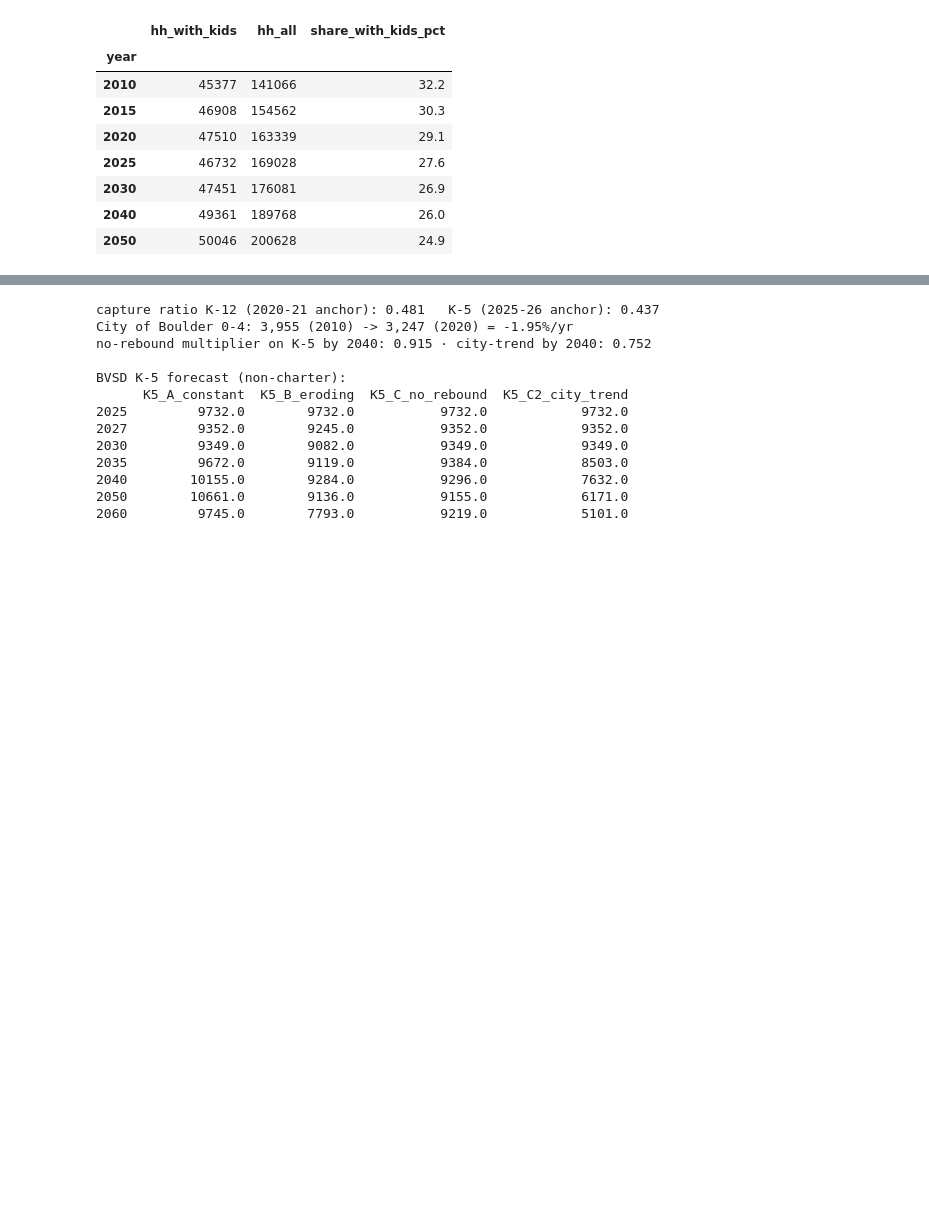
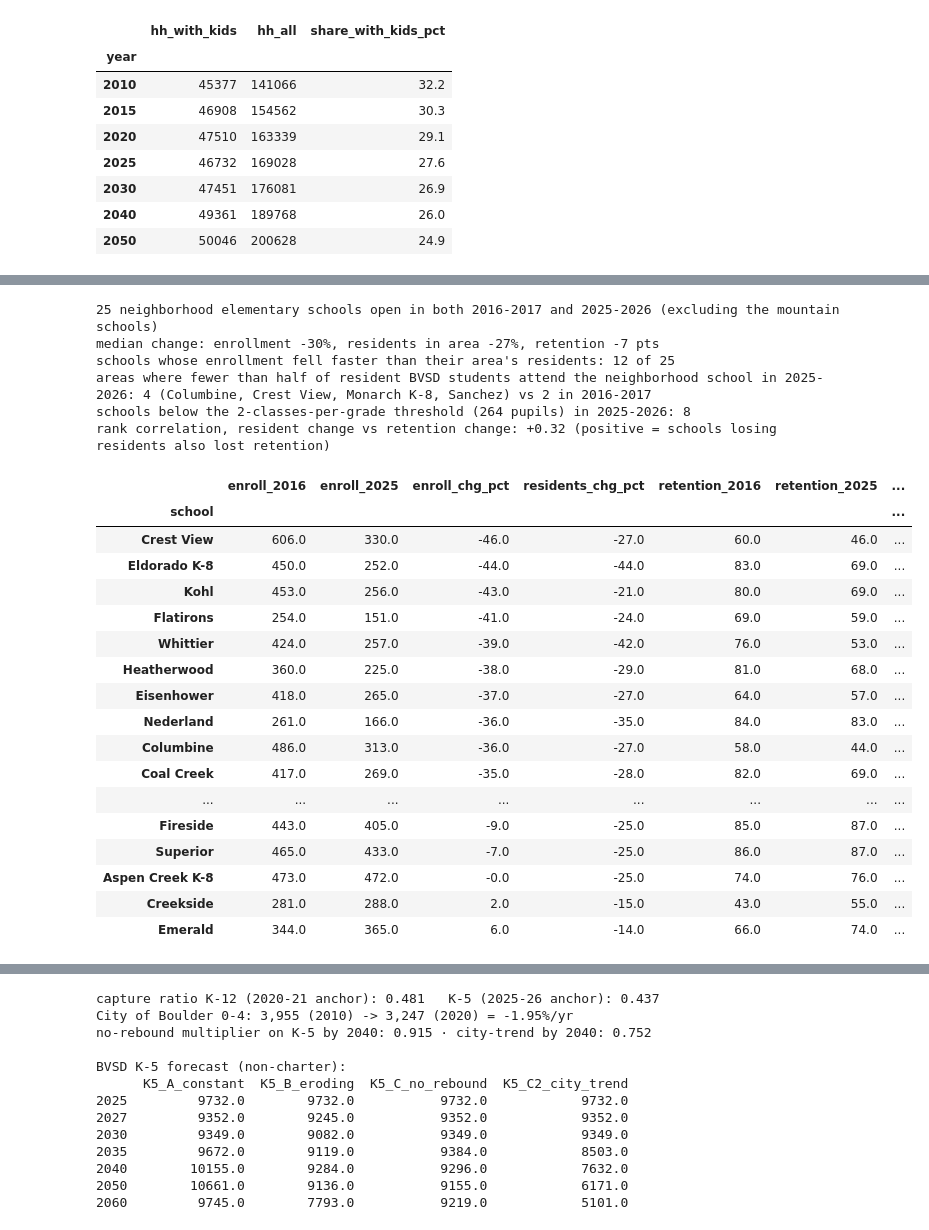
Before and after one commit to brianckeegan/charting-boulder, a Jupyter notebook: 2026-09-bvsd/enrollment-forecast.ipynb, the cells around one changed output, grey strips where cells are left out. Saved outputs shown, nothing was run; the diff lists cells and outputs as text; code cells hidden in the pictures; blank space fills up the shorter version.

```diff
--- a/2026-09-bvsd/enrollment-forecast.ipynb
+++ b/2026-09-bvsd/enrollment-forecast.ipynb
@@ -195,0 +279,15 @@ share of households with a child: 32.2% (2010) -> 27.6% (2025) -> 24.9% (2050)
+# %%
+ae = oe_area[oe_area.level == "elementary"]
+res = ae.groupby("school_year").agg(residents=("living_in_area_total", "sum"), oe_out=("oe_out_of_area", "sum"),
+                                    placed_out=("placed_out", "sum"))
+res["neighborhood"] = dist.loc["elementary", "attending_neighborhood"]
+res["retention_pct"] = res.neighborhood / res.residents * 100
+res["oe_out_rate_pct"] = res.oe_out / res.residents * 100
+r0, r1 = res.loc[Y0], res.loc[Y1]
+resident_effect = (r1.residents - r0.residents) * r0.retention_pct / 100
+retention_effect = r1.residents * (r1.retention_pct - r0.retention_pct) / 100
+total = r1.neighborhood - r0.neighborhood
+print(f"elementary residents (BVSD students by home area): {r0.residents:,.0f} -> {r1.residents:,.0f} ({r1.residents / r0.residents - 1:+.0%})")
+print(f"share of residents attending their neighborhood school: {r0.retention_pct:.0f}% -> {r1.retention_pct:.0f}%; open-enrolling out: {r0.oe_out_rate_pct:.0f}% -> {r1.oe_out_rate_pct:.0f}%")
+print(f"neighborhood attendance {total:+,.0f}: fewer residents {resident_effect:+,.0f} ({resident_effect / total:.0%}), lower retention {retention_effect:+,.0f} ({retention_effect / total:.0%})")
+res.round(1)
@@ -195,0 +317,55 @@ share of households with a child: 32.2% (2010) -> 27.6% (2025) -> 24.9% (2050)
+# %%
+sch = oe_school[(oe_school.level == "elementary") & oe_school.attending_neighborhood.notna()]
+ar = ae.set_index(["area", "school_year"])
+rows = []
+for name, g in sch.groupby("school"):
+    g = g.set_index("school_year")
+    if Y0 not in g.index or Y1 not in g.index or (name, Y0) not in ar.index: continue
+    a0, a1 = ar.loc[(name, Y0)], ar.loc[(name, Y1)]
+    rows.append(dict(school=name, enroll_2016=g.loc[Y0, "enrollment_total"], enroll_2025=g.loc[Y1, "enrollment_total"],
+                     residents_2016=a0.living_in_area_total, residents_2025=a1.living_in_area_total,
+                     retention_2016=a0.pct_enrolled_in_neighborhood * 100, retention_2025=a1.pct_enrolled_in_neighborhood * 100,
+                     oe_in_2016=g.loc[Y0, ["oe_from_within_district", "oe_from_outside_district"]].sum(),
+                     oe_in_2025=g.loc[Y1, ["oe_from_within_district", "oe_from_outside_district"]].sum()))
+sch10 = pd.DataFrame(rows).set_index("school")
+sch10 = sch10[sch10.residents_2016 >= 50]                       # drop the mountain schools (a dozen pupils)
+sch10["enroll_chg_pct"] = (sch10.enroll_2025 / sch10.enroll_2016 - 1) * 100
+sch10["residents_chg_pct"] = (sch10.residents_2025 / sch10.residents_2016 - 1) * 100
+sch10["retention_chg_pts"] = sch10.retention_2025 - sch10.retention_2016
+sch10["oe_in_share_2025"] = sch10.oe_in_2025 / sch10.enroll_2025 * 100
+below_half = sch10[sch10.retention_2025 < 50].index.tolist()
+under_264 = int((sch10.enroll_2025 < CLASS_SIZE * 2 * GRADES_K5).sum())
+print(f"{len(sch10)} neighborhood elementary schools open in both {Y0} and {Y1} (excluding the mountain schools)")
+print(f"median change: enrollment {sch10.enroll_chg_pct.median():+.0f}%, residents in area {sch10.residents_chg_pct.median():+.0f}%, retention {sch10.retention_chg_pts.median():+.0f} pts")
+print(f"schools whose enrollment fell faster than their area's residents: {(sch10.enroll_chg_pct < sch10.residents_chg_pct).sum()} of {len(sch10)}")
+print(f"areas where fewer than half of resident BVSD students attend the neighborhood school in {Y1}: {len(below_half)} ({', '.join(below_half)}) vs "
+      f"{int((sch10.retention_2016 < 50).sum())} in {Y0}")
+print(f"schools below the 2-classes-per-grade threshold ({CLASS_SIZE * 2 * GRADES_K5} pupils) in {Y1}: {under_264}")
+rho = sch10[["residents_chg_pct", "retention_chg_pts"]].corr(method="spearman").iloc[0, 1]
+print(f"rank correlation, resident change vs retention change: {rho:+.2f} (positive = schools losing residents also lost retention)")
+sch10.sort_values("enroll_chg_pct")[["enroll_2016", "enroll_2025", "enroll_chg_pct", "residents_chg_pct", "retention_2016", "retention_2025", "oe_in_share_2025"]].round(0)
+# %% [output]
+25 neighborhood elementary schools open in both 2016-2017 and 2025-2026 (excluding the mountain schools)
+median change: enrollment -30%, residents in area -27%, retention -7 pts
+schools whose enrollment fell faster than their area's residents: 12 of 25
+areas where fewer than half of resident BVSD students attend the neighborhood school in 2025-2026: 4 (Columbine, Crest View, Monarch K-8, Sanchez) vs 2 in 2016-2017
+schools below the 2-classes-per-grade threshold (264 pupils) in 2025-2026: 8
+rank correlation, resident change vs retention change: +0.32 (positive = schools losing residents also lost retention)
+|  | enroll_2016 | enroll_2025 | enroll_chg_pct | residents_chg_pct | retention_2016 | retention_2025 | ... |
+| school |  |  |  |  |  |  | ... |
+| Crest View | 606.0 | 330.0 | -46.0 | -27.0 | 60.0 | 46.0 | ... |
+| Eldorado K-8 | 450.0 | 252.0 | -44.0 | -44.0 | 83.0 | 69.0 | ... |
+| Kohl | 453.0 | 256.0 | -43.0 | -21.0 | 80.0 | 69.0 | ... |
+| Flatirons | 254.0 | 151.0 | -41.0 | -24.0 | 69.0 | 59.0 | ... |
+| Whittier | 424.0 | 257.0 | -39.0 | -42.0 | 76.0 | 53.0 | ... |
+| Heatherwood | 360.0 | 225.0 | -38.0 | -29.0 | 81.0 | 68.0 | ... |
+| Eisenhower | 418.0 | 265.0 | -37.0 | -27.0 | 64.0 | 57.0 | ... |
+| Nederland | 261.0 | 166.0 | -36.0 | -35.0 | 84.0 | 83.0 | ... |
+| Columbine | 486.0 | 313.0 | -36.0 | -27.0 | 58.0 | 44.0 | ... |
+| Coal Creek | 417.0 | 269.0 | -35.0 | -28.0 | 82.0 | 69.0 | ... |
+| ... | ... | ... | ... | ... | ... | ... | ... |
+| Fireside | 443.0 | 405.0 | -9.0 | -25.0 | 85.0 | 87.0 | ... |
+| Superior | 465.0 | 433.0 | -7.0 | -25.0 | 86.0 | 87.0 | ... |
+| Aspen Creek K-8 | 473.0 | 472.0 | -0.0 | -25.0 | 74.0 | 76.0 | ... |
+| Creekside | 281.0 | 288.0 | 2.0 | -15.0 | 43.0 | 55.0 | ... |
+| Emerald | 344.0 | 365.0 | 6.0 | -14.0 | 66.0 | 74.0 | ... |
```
Also changed, not shown: parts of 17 cells of this notebook, 7 other files.
